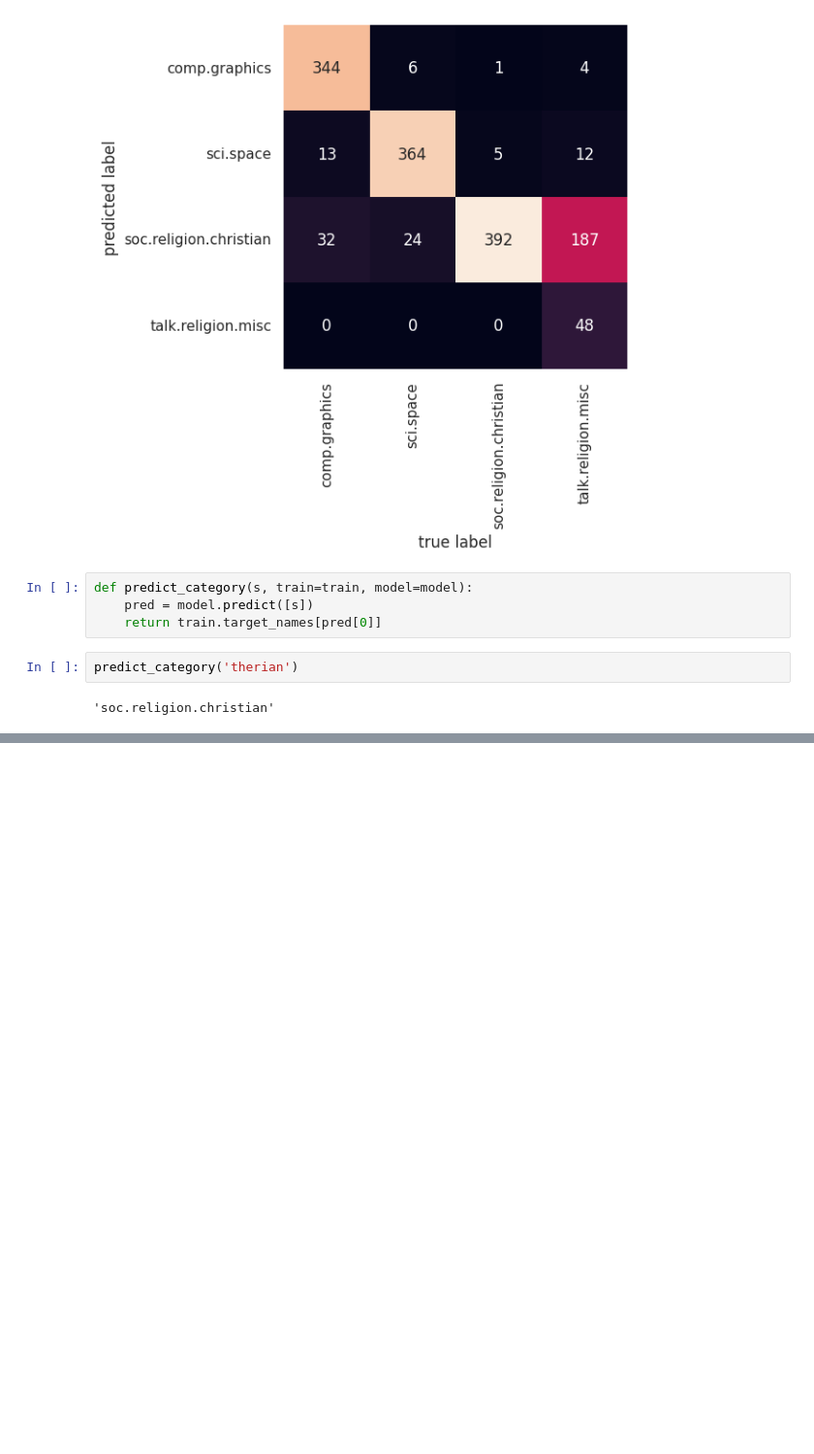
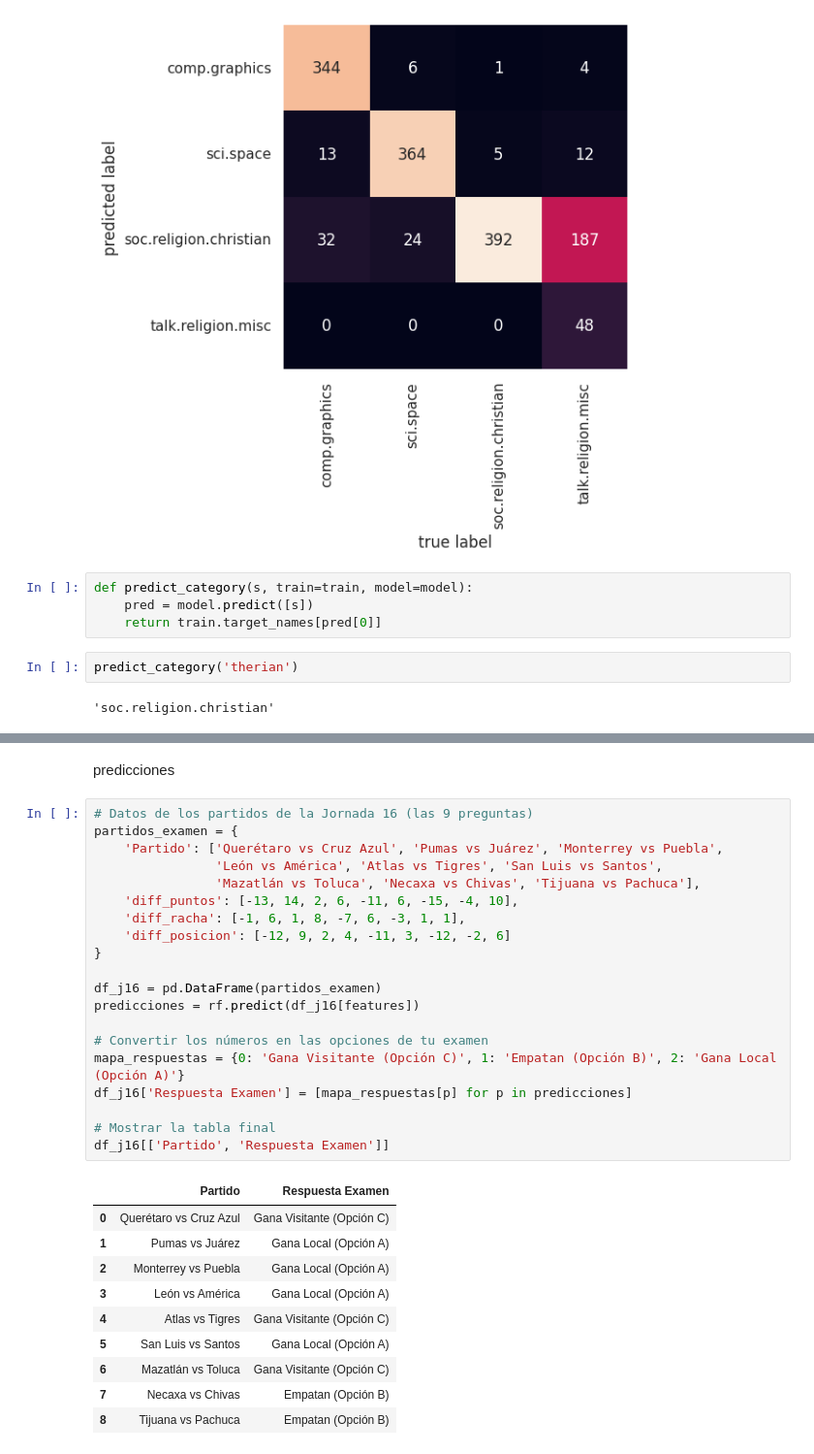
Before and after one commit to SayraIbarra/mineria, a Jupyter notebook: clase_mineria.ipynb, the cells around one changed output, grey strips where cells are left out. Shown at 97% size. Drawn from its saved outputs; the diff is of its cells as text; blank space fills up the shorter version.

```diff
--- a/clase_mineria.ipynb
+++ b/clase_mineria.ipynb
@@ -1926,0 +1907,33 @@ weighted avg       1.00      1.00      1.00        30
+# %% [markdown]
+predicciones
+# %%
+# Datos de los partidos de la Jornada 16 (las 9 preguntas)
+partidos_examen = {
+    'Partido': ['Querétaro vs Cruz Azul', 'Pumas vs Juárez', 'Monterrey vs Puebla',
+                'León vs América', 'Atlas vs Tigres', 'San Luis vs Santos',
+                'Mazatlán vs Toluca', 'Necaxa vs Chivas', 'Tijuana vs Pachuca'],
+    'diff_puntos': [-13, 14, 2, 6, -11, 6, -15, -4, 10],
+    'diff_racha': [-1, 6, 1, 8, -7, 6, -3, 1, 1],
+    'diff_posicion': [-12, 9, 2, 4, -11, 3, -12, -2, 6]
+}
+
+df_j16 = pd.DataFrame(partidos_examen)
+predicciones = rf.predict(df_j16[features])
+
+# Convertir los números en las opciones de tu examen
+mapa_respuestas = {0: 'Gana Visitante (Opción C)', 1: 'Empatan (Opción B)', 2: 'Gana Local (Opción A)'}
+df_j16['Respuesta Examen'] = [mapa_respuestas[p] for p in predicciones]
+
+# Mostrar la tabla final
+df_j16[['Partido', 'Respuesta Examen']]
+# %% [output]
+|  | Partido | Respuesta Examen |
+| 0 | Querétaro vs Cruz Azul | Gana Visitante (Opción C) |
+| 1 | Pumas vs Juárez | Gana Local (Opción A) |
+| 2 | Monterrey vs Puebla | Gana Local (Opción A) |
+| 3 | León vs América | Gana Local (Opción A) |
+| 4 | Atlas vs Tigres | Gana Visitante (Opción C) |
+| 5 | San Luis vs Santos | Gana Local (Opción A) |
+| 6 | Mazatlán vs Toluca | Gana Visitante (Opción C) |
+| 7 | Necaxa vs Chivas | Empatan (Opción B) |
+| 8 | Tijuana vs Pachuca | Empatan (Opción B) |
```
Also changed, not shown: parts of 6 cells of this notebook.
